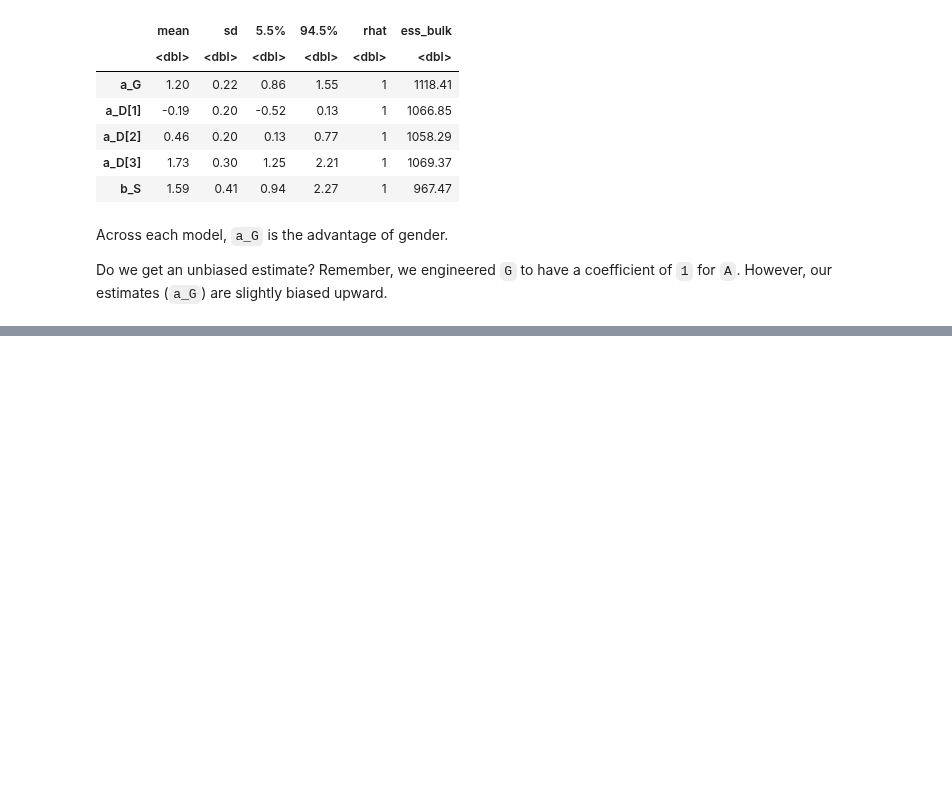
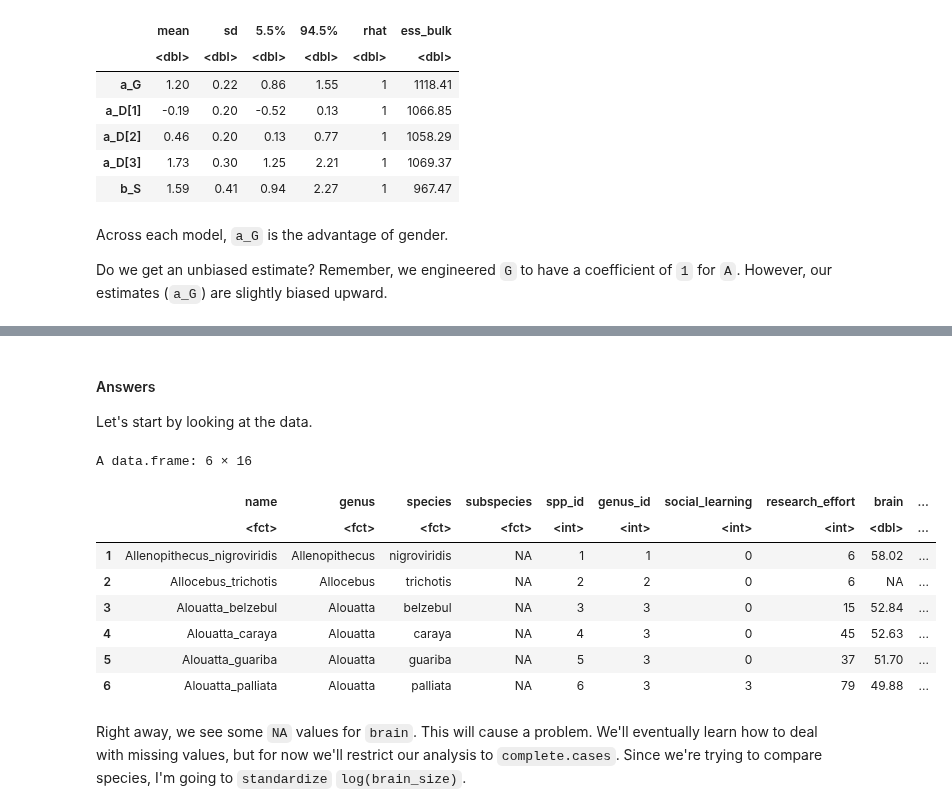
Before and after one commit to nicklausmillican/StatisticalRethinkingIISolutions, a Jupyter notebook: StatisticalRethinkingSolutions2_Ch11.ipynb, the cells around one changed output, grey strips where cells are left out. Cells and saved outputs as stored; diff of their text form; code cells hidden in the pictures; blank space fills up the shorter version.

```diff
--- a/StatisticalRethinkingSolutions2_Ch11.ipynb
+++ b/StatisticalRethinkingSolutions2_Ch11.ipynb
@@ -1550,0 +1561,19 @@ Do we get an unbiased estimate?  Remember, we engineered `G` to have a coefficie
+# %% [markdown]
+#### Answers
+Let's start by looking at the data.
+# %%
+data(Primates301)
+d <- Primates301
+head(d)
+# %% [output]
+A data.frame: 6 × 16
+|  | name | genus | species | subspecies | spp_id | genus_id | social_learning | research_effort | brain | ... |
+|  | <fct> | <fct> | <fct> | <fct> | <int> | <int> | <int> | <int> | <dbl> | ... |
+| 1 | Allenopithecus_nigroviridis | Allenopithecus | nigroviridis | NA | 1 | 1 | 0 | 6 | 58.02 | ... |
+| 2 | Allocebus_trichotis | Allocebus | trichotis | NA | 2 | 2 | 0 | 6 | NA | ... |
+| 3 | Alouatta_belzebul | Alouatta | belzebul | NA | 3 | 3 | 0 | 15 | 52.84 | ... |
+| 4 | Alouatta_caraya | Alouatta | caraya | NA | 4 | 3 | 0 | 45 | 52.63 | ... |
+| 5 | Alouatta_guariba | Alouatta | guariba | NA | 5 | 3 | 0 | 37 | 51.70 | ... |
+| 6 | Alouatta_palliata | Alouatta | palliata | NA | 6 | 3 | 3 | 79 | 49.88 | ... |
+# %% [markdown]
+Right away, we see some `NA` values for `brain`.  This will cause a problem.  We'll eventually learn how to deal with missing values, but for now we'll restrict our analysis to `complete.cases`.  Since we're trying to compare species, I'm going to `standardize` `log(brain_size)`.
```
Also changed, not shown: parts of 10 cells of this notebook.
